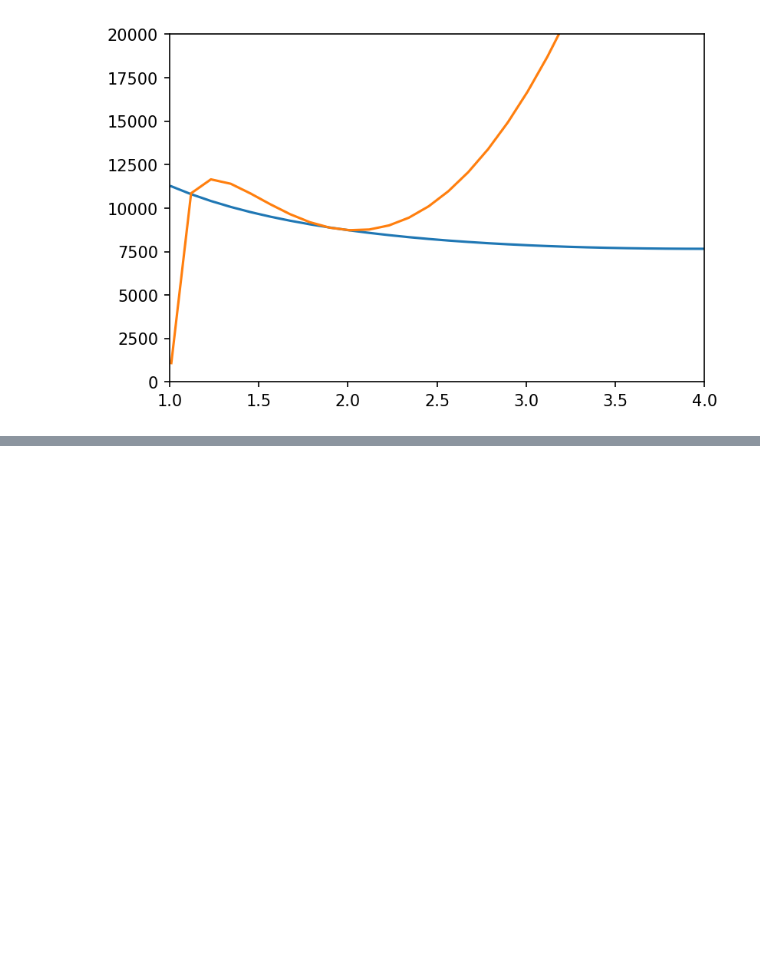
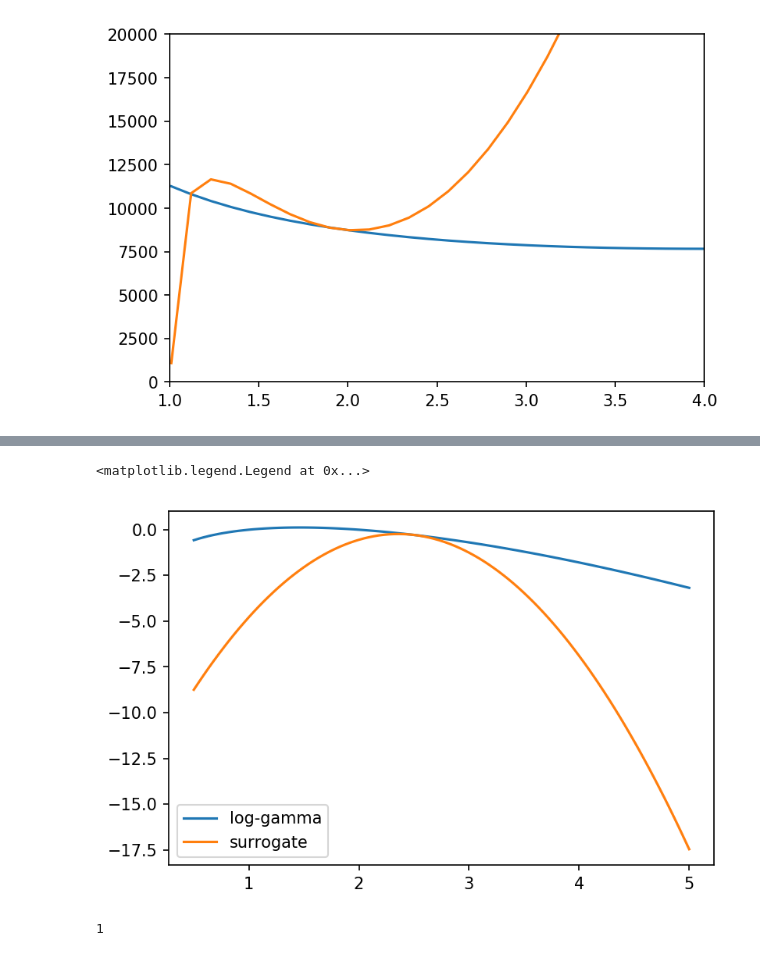
Before and after one commit to mirca/acceptance-rejection, a Jupyter notebook: examples/Untitled1.ipynb, the cells around one changed output, grey strips where cells are left out. Drawn from its saved outputs; the diff is of its cells as text; code cells hidden in the pictures; blank space fills up the shorter version.

```diff
--- a/examples/Untitled1.ipynb
+++ b/examples/Untitled1.ipynb
@@ -57,0 +52,2 @@ plt.ylim(0, 20)
+# %%
+f = np.log(sps.gamma(x))
@@ -66,0 +65,15 @@ np.max(sps.polygamma(2, x))
+# %%
+xt = 2.5
+# %%
+g = np.log(sps.gamma(xt)) + sps.digamma(xt) * (x - xt) + .5*p[0] * (x - xt) ** 2
+# %%
+plt.plot(x, -f, label='log-gamma')
+plt.plot(x, -g, label='surrogate')
+plt.legend()
+# %% [output]
+<matplotlib.legend.Legend at 0x...>
+[figure, added]
+# %%
+(g <= f).sum()
+# %% [output]
+1
```
Also changed, not shown: parts of 8 cells of this notebook, 4 other files.
